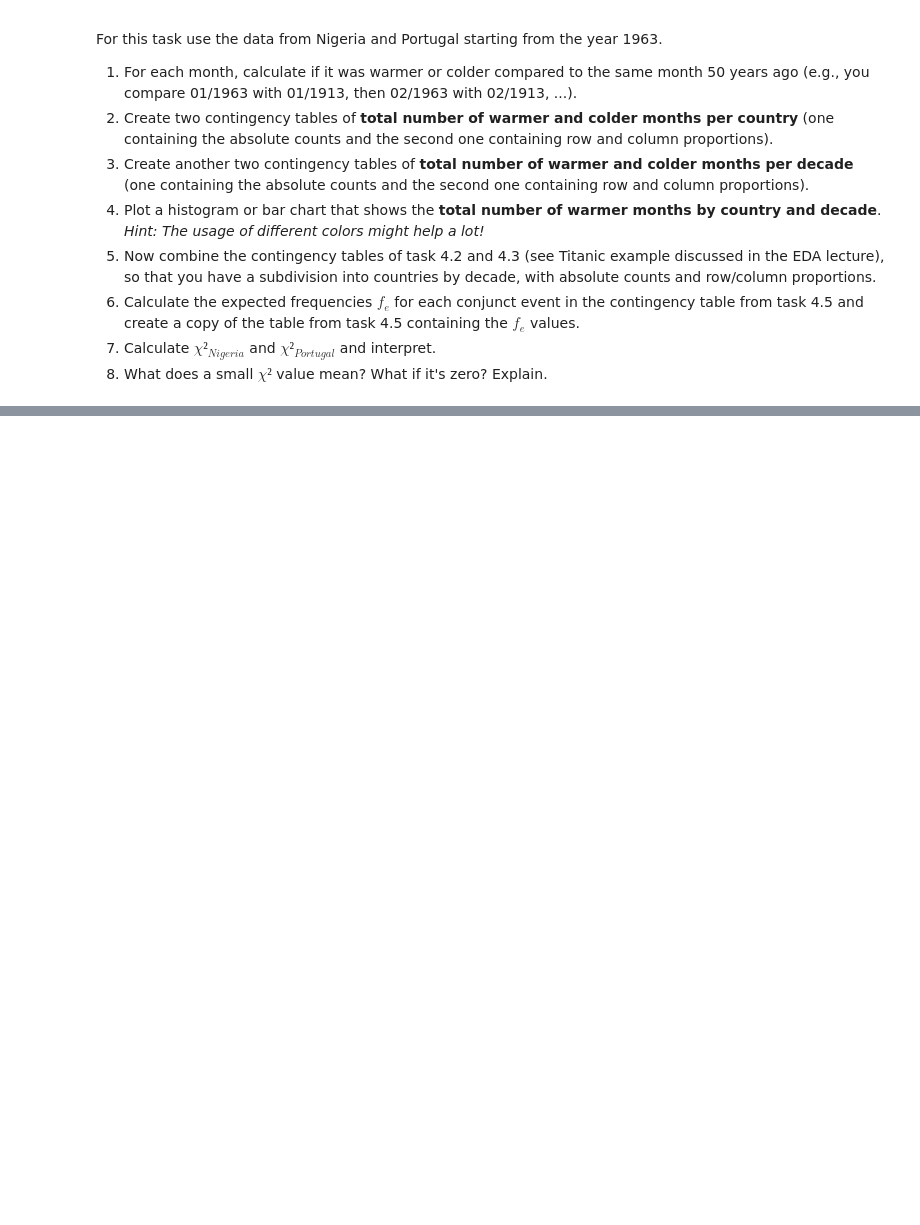
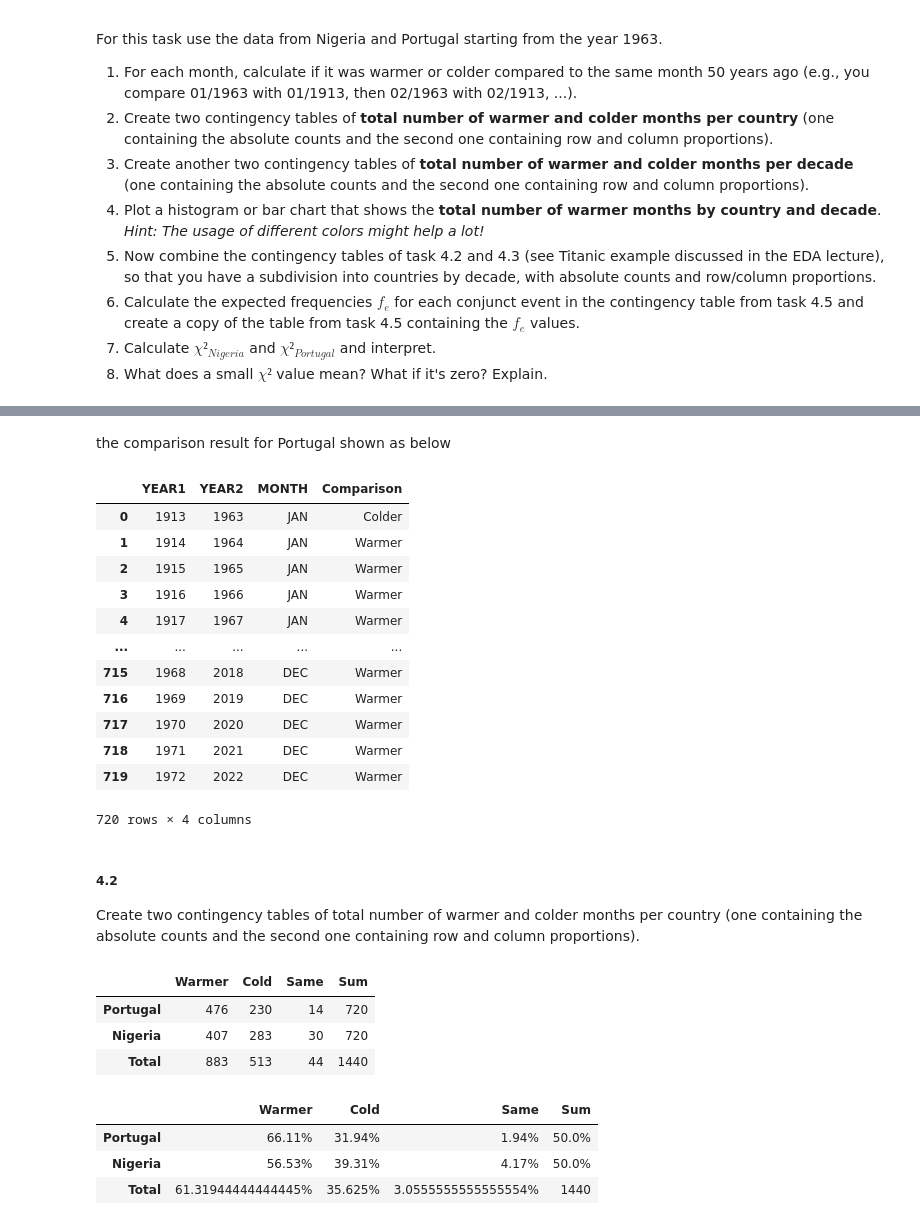
Before and after one commit to CallMeL/ResearchMethod, a Jupyter notebook: RM_A02_Group.ipynb, the cells around one changed output, grey strips where cells are left out. Cells and saved outputs as stored; diff of their text form; code cells hidden in the pictures; blank space fills up the shorter version.

```diff
--- a/RM_A02_Group.ipynb
+++ b/RM_A02_Group.ipynb
@@ -379,0 +432,21 @@ For this task use the data from Nigeria and Portugal starting from the year 1963
+# %% [markdown]
+the comparison result for Portugal shown as below
+# %%
+comparison_df_Portugal
+# %% [output]
+|  | YEAR1 | YEAR2 | MONTH | Comparison |
+| 0 | 1913 | 1963 | JAN | Colder |
+| 1 | 1914 | 1964 | JAN | Warmer |
+| 2 | 1915 | 1965 | JAN | Warmer |
+| 3 | 1916 | 1966 | JAN | Warmer |
+| 4 | 1917 | 1967 | JAN | Warmer |
+| ... | ... | ... | ... | ... |
+| 715 | 1968 | 2018 | DEC | Warmer |
+| 716 | 1969 | 2019 | DEC | Warmer |
+| 717 | 1970 | 2020 | DEC | Warmer |
+| 718 | 1971 | 2021 | DEC | Warmer |
+| 719 | 1972 | 2022 | DEC | Warmer |
+720 rows × 4 columns
+# %% [markdown]
+##### 4.2
+Create two contingency tables of total number of warmer and colder months per country (one containing the absolute counts and the second one containing row and column proportions).
@@ -379,0 +475,14 @@ For this task use the data from Nigeria and Portugal starting from the year 1963
+# %%
+Ctable1
+# %% [output]
+|  | Warmer | Cold | Same | Sum |
+| Portugal | 476 | 230 | 14 | 720 |
+| Nigeria | 407 | 283 | 30 | 720 |
+| Total | 883 | 513 | 44 | 1440 |
+# %%
+Ctable2
+# %% [output]
+|  | Warmer | Cold | Same | Sum |
+| Portugal | 66.11% | 31.94% | 1.94% | 50.0% |
+| Nigeria | 56.53% | 39.31% | 4.17% | 50.0% |
+| Total | 61.31944444444445% | 35.625% | 3.0555555555555554% | 1440 |
```
Also changed, not shown: parts of 20 cells of this notebook.
